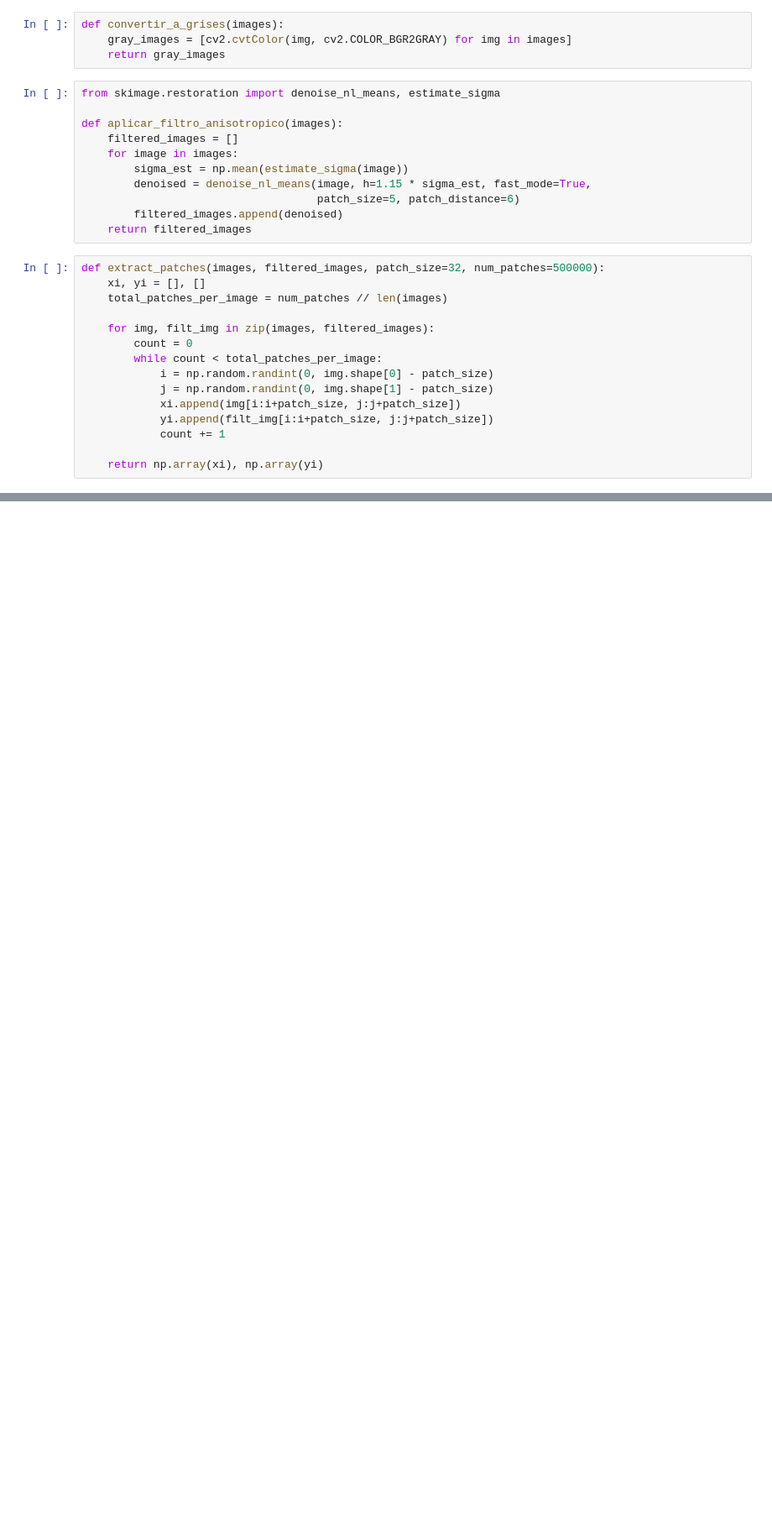
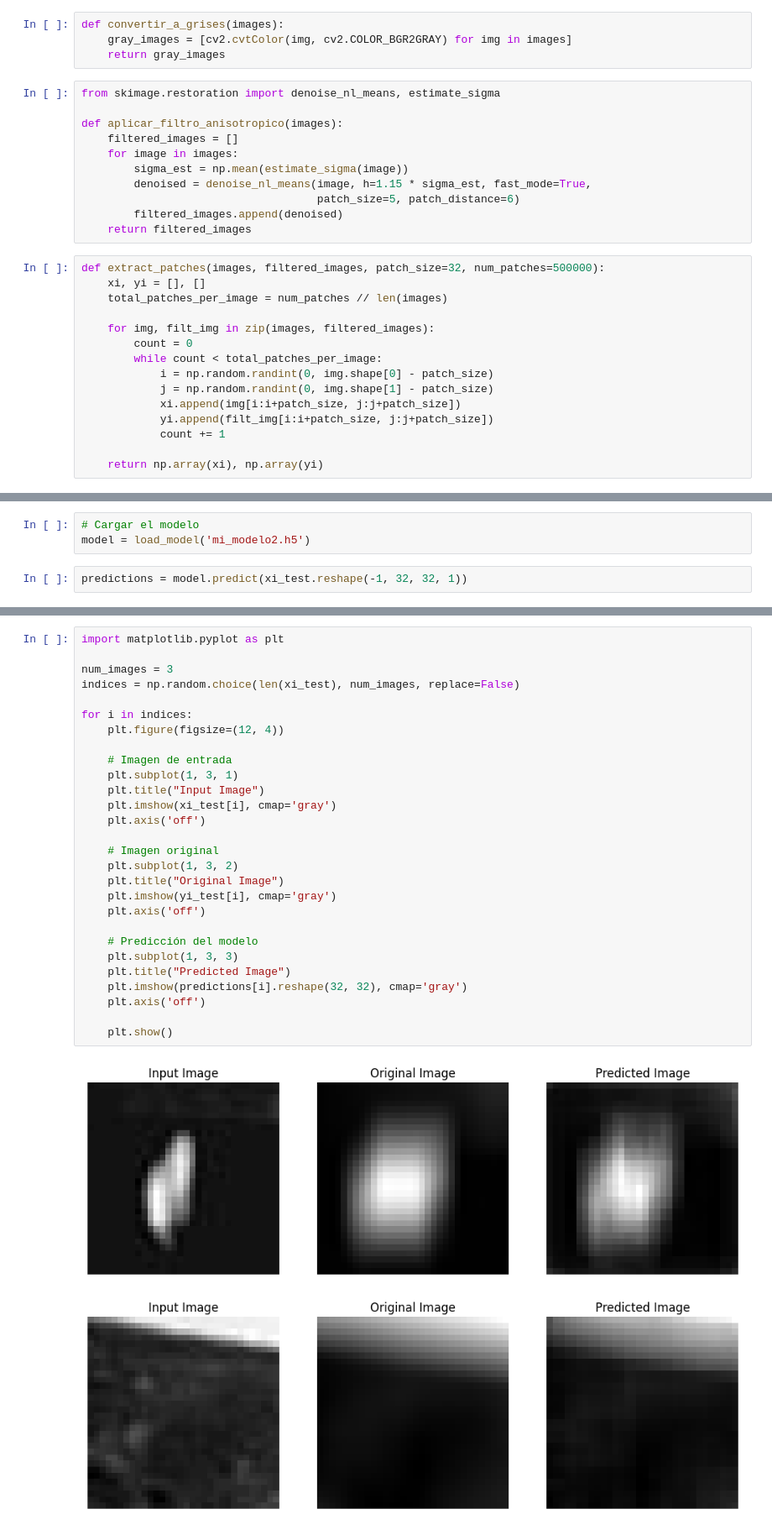
Before and after one commit to dele20361/lab3_VC, a Jupyter notebook: lab3.ipynb, the cells around one changed output, grey strips where cells are left out. Shown at 84% size. Cells and saved outputs as stored; diff of their text form; blank space fills up the shorter version.

```diff
--- a/lab3.ipynb
+++ b/lab3.ipynb
@@ -97,0 +117,5 @@ Test shapes - xi: (100000, 32, 32), yi: (100000, 32, 32)
+# %%
+# Cargar el modelo
+model = load_model('mi_modelo2.h5')
+# %%
+predictions = model.predict(xi_test.reshape(-1, 32, 32, 1))
@@ -97,0 +124,31 @@ Test shapes - xi: (100000, 32, 32), yi: (100000, 32, 32)
+# %%
+import matplotlib.pyplot as plt
+
+num_images = 3
+indices = np.random.choice(len(xi_test), num_images, replace=False)
+
+for i in indices:
+    plt.figure(figsize=(12, 4))
+
+    # Imagen de entrada
+    plt.subplot(1, 3, 1)
+    plt.title("Input Image")
+    plt.imshow(xi_test[i], cmap='gray')
+    plt.axis('off')
+
+    # Imagen original
+    plt.subplot(1, 3, 2)
+    plt.title("Original Image")
+    plt.imshow(yi_test[i], cmap='gray')
+    plt.axis('off')
+
+    # Predicción del modelo
+    plt.subplot(1, 3, 3)
+    plt.title("Predicted Image")
+    plt.imshow(predictions[i].reshape(32, 32), cmap='gray')
+    plt.axis('off')
+
+    plt.show()
+# %% [output]
+[figure, added]
+[figure, added]
```
Also changed, not shown: parts of 8 cells of this notebook.
